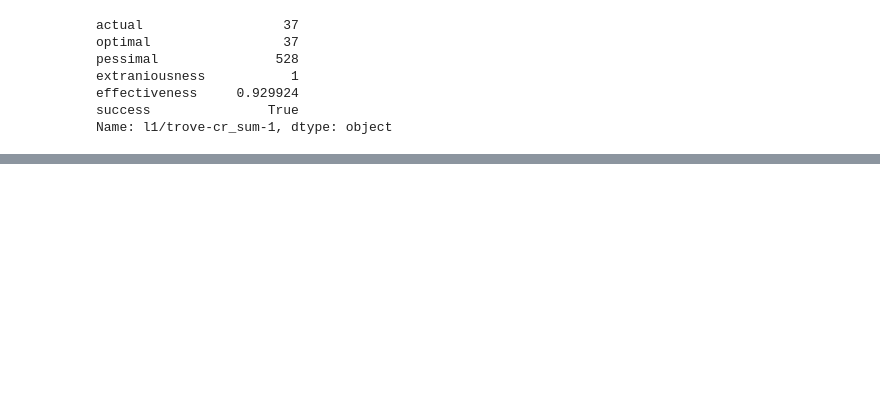
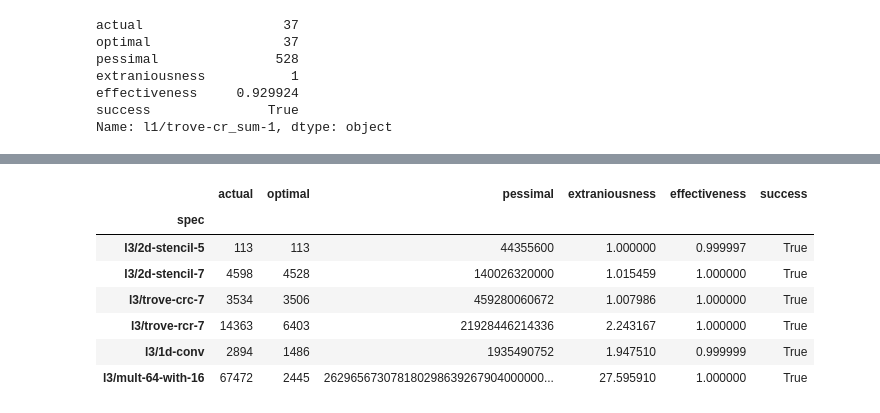
Before and after one commit to krzysz00/swizzleflow, a Jupyter notebook: notebooks/2020-10-29-pruning-goodness.ipynb, the cells around one changed output, grey strips where cells are left out. Cells and saved outputs as stored; diff of their text form; code cells hidden in the pictures; blank space fills up the shorter version.

```diff
--- a/notebooks/2020-10-29-pruning-goodness.ipynb
+++ b/notebooks/2020-10-29-pruning-goodness.ipynb
@@ -109,0 +155,14 @@ successful["pessimal"].median()
+# %%
+tbl_dat = successful.loc[['l3/2d-stencil-5', 'l3/2d-stencil-7',
+                'l3/trove-crc-7', 'l3/trove-rcr-7',
+                'l3/1d-conv', 'l3/mult-64-with-16']]
+tbl_dat
+# %% [output]
+|  | actual | optimal | pessimal | extraniousness | effectiveness | success |
+| spec |  |  |  |  |  |  |
+| l3/2d-stencil-5 | 113 | 113 | 44355600 | 1.000000 | 0.999997 | True |
+| l3/2d-stencil-7 | 4598 | 4528 | 140026320000 | 1.015459 | 1.000000 | True |
+| l3/trove-crc-7 | 3534 | 3506 | 459280060672 | 1.007986 | 1.000000 | True |
+| l3/trove-rcr-7 | 14363 | 6403 | 21928446214336 | 2.243167 | 1.000000 | True |
+| l3/1d-conv | 2894 | 1486 | 1935490752 | 1.947510 | 0.999999 | True |
+| l3/mult-64-with-16 | 67472 | 2445 | 262965673078180298639267904000000... | 27.595910 | 1.000000 | True |
```
Also changed, not shown: parts of 24 cells of this notebook, 24 other files.
